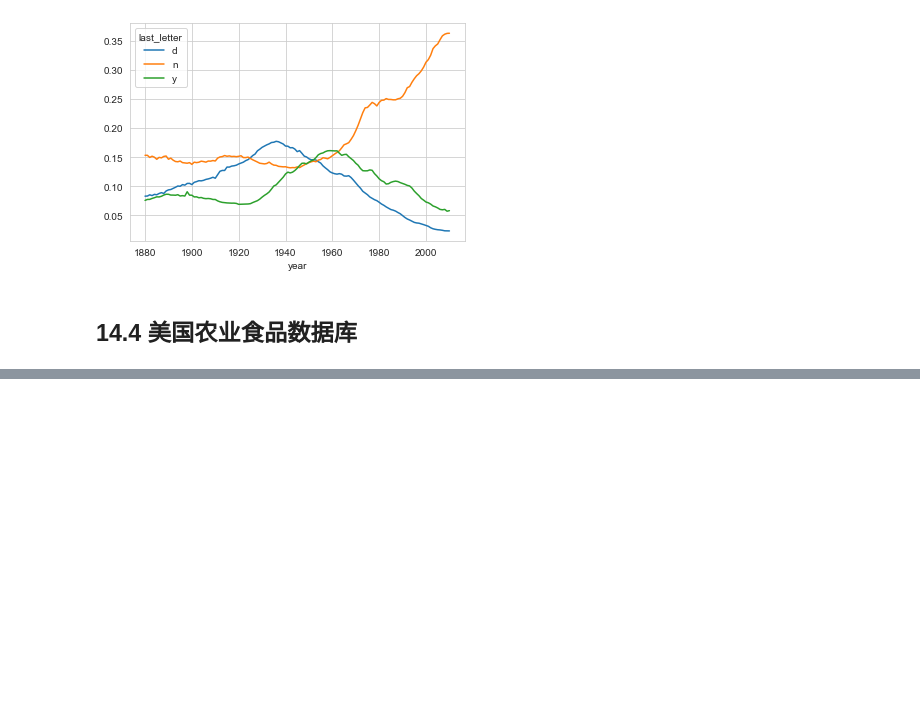
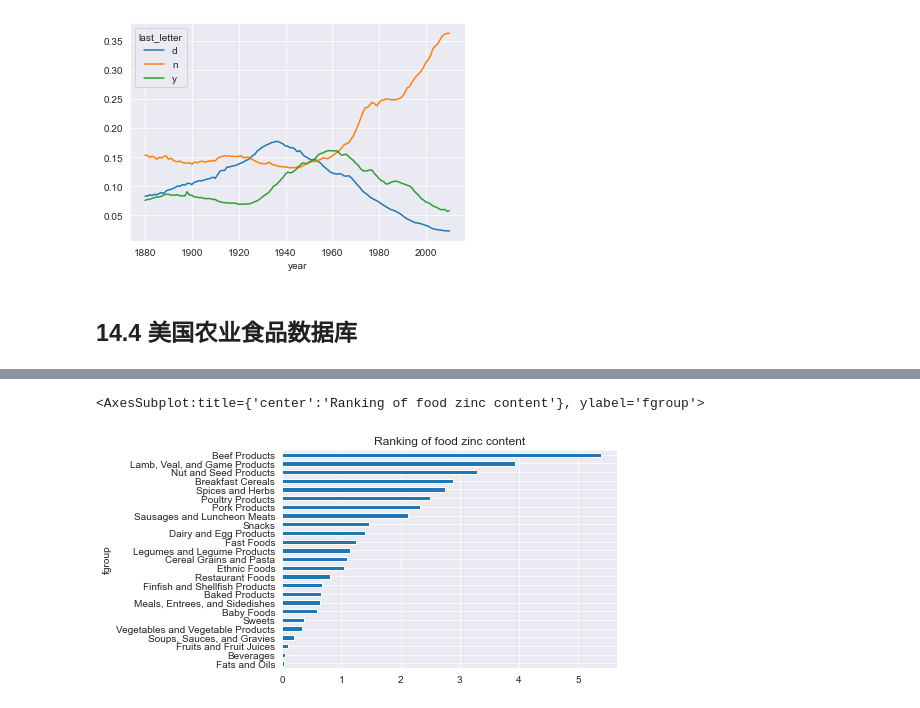
Before and after one commit to wfy0508/LearningPython, a Jupyter notebook: dataAnalysis/chapter14.ipynb, the cells around one changed output, grey strips where cells are left out. Cells and saved outputs as stored; diff of their text form; code cells hidden in the pictures; blank space fills up the shorter version.

```diff
--- a/dataAnalysis/chapter14.ipynb
+++ b/dataAnalysis/chapter14.ipynb
@@ -867,0 +967,12 @@ dny_ts.plot()
+# %%
+# 将每个食物的id和营养元素组装成一张大表
+db_list = []
+for i in range(0, len(db)):
+    df = pd.DataFrame(db[i]['nutrients'])
+    # 给营养元素添加上id
+    df['id'] = db[i]['id']
+    db_list.append(df)
+# 使用concat将DataFrame连接起来
+nutrients = None
+nutrients = pd.concat(db_list, ignore_index=True)
+nutrients.head()
@@ -867,0 +990,12 @@ dny_ts.plot()
+# %%
+# 删除nutrients中重复的数据
+nutrients = nutrients.drop_duplicates()
+# %%
+# 重命名nutrients中列名
+col_mapping_1 = {'description': 'nutrient', 'group': 'nutgroup'}
+nutrients = nutrients.rename(columns=col_mapping_1, copy=False)
+# %%
+# 将info和nutrients合并
+ndata = None
+ndata = pd.merge(nutrients, info, on='id', how='outer')
+ndata.info()
@@ -867,0 +1030,7 @@ dny_ts.plot()
+# %%
+# 可以根据食物组和营养类型制作一个中位数图
+result = ndata.groupby(['nutrient', 'fgroup'])['value'].quantile()
+result['Zinc, Zn'].sort_values().plot(kind='barh', title='Ranking of food zinc content')
+# %% [output]
+<AxesSubplot:title={'center':'Ranking of food zinc content'}, ylabel='fgroup'>
+[figure, added]
```
Also changed, not shown: parts of 24 cells of this notebook, 1 other file.
